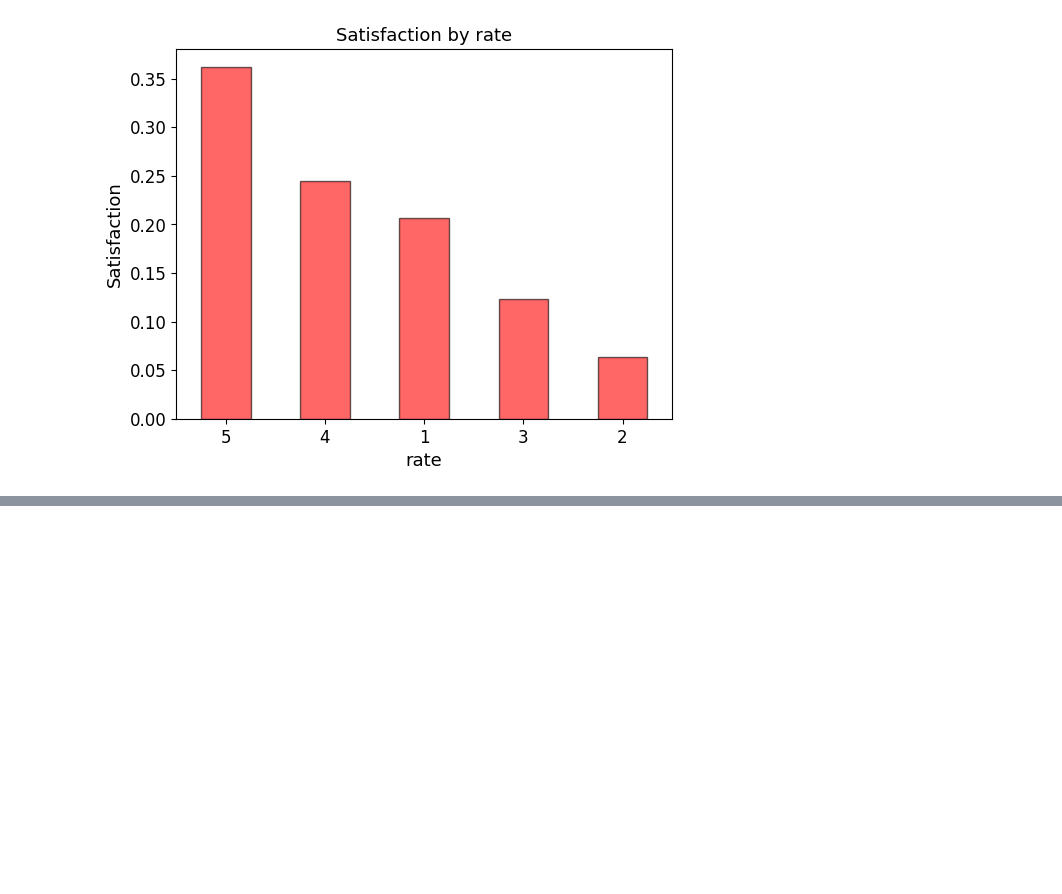
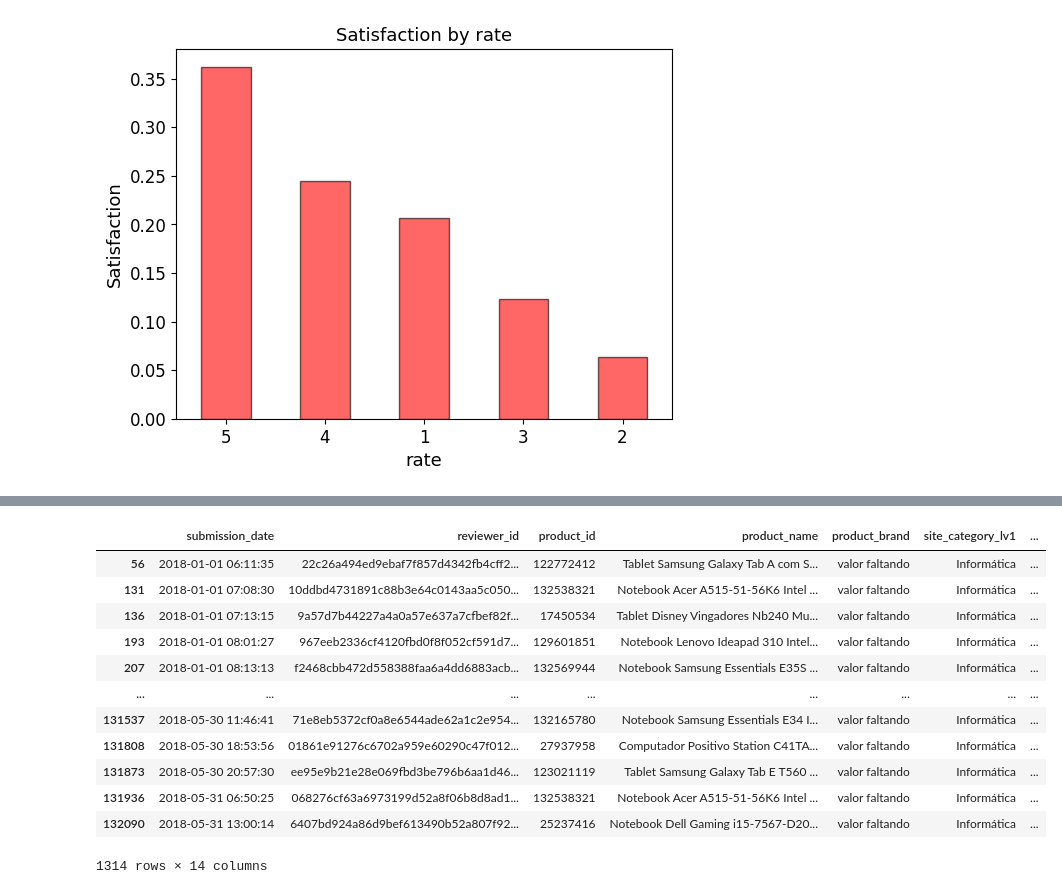
Before and after one commit to RobAb2023/americanasCoolab, a Jupyter notebook: americanas.ipynb, the cells around one changed output, grey strips where cells are left out. Cells and saved outputs as stored; diff of their text form; code cells hidden in the pictures; blank space fills up the shorter version.

```diff
--- a/americanas.ipynb
+++ b/americanas.ipynb
@@ -338,0 +404,16 @@ Text(0.5, 1.0, 'Satisfaction by rate')
+# %%
+df_americanas.loc[(df_americanas['overall_rating'] == 5) & (df_americanas['site_category_lv1'] == 'Informática')]
+# %% [output]
+|  | submission_date | reviewer_id | product_id | product_name | product_brand | site_category_lv1 | ... |
+| 56 | 2018-01-01 06:11:35 | 22c26a494ed9ebaf7f857d4342fb4cff2... | 122772412 | Tablet Samsung Galaxy Tab A com S... | valor faltando | Informática | ... |
+| 131 | 2018-01-01 07:08:30 | 10ddbd4731891c88b3e64c0143aa5c050... | 132538321 | Notebook Acer A515-51-56K6 Intel ... | valor faltando | Informática | ... |
+| 136 | 2018-01-01 07:13:15 | 9a57d7b44227a4a0a57e637a7cfbef82f... | 17450534 | Tablet Disney Vingadores Nb240 Mu... | valor faltando | Informática | ... |
+| 193 | 2018-01-01 08:01:27 | 967eeb2336cf4120fbd0f8f052cf591d7... | 129601851 | Notebook Lenovo Ideapad 310 Intel... | valor faltando | Informática | ... |
+| 207 | 2018-01-01 08:13:13 | f2468cbb472d558388faa6a4dd6883acb... | 132569944 | Notebook Samsung Essentials E35S ... | valor faltando | Informática | ... |
+| ... | ... | ... | ... | ... | ... | ... | ... |
+| 131537 | 2018-05-30 11:46:41 | 71e8eb5372cf0a8e6544ade62a1c2e954... | 132165780 | Notebook Samsung Essentials E34 I... | valor faltando | Informática | ... |
+| 131808 | 2018-05-30 18:53:56 | 01861e91276c6702a959e60290c47f012... | 27937958 | Computador Positivo Station C41TA... | valor faltando | Informática | ... |
+| 131873 | 2018-05-30 20:57:30 | ee95e9b21e28e069fbd3be796b6aa1d46... | 123021119 | Tablet Samsung Galaxy Tab E T560 ... | valor faltando | Informática | ... |
+| 131936 | 2018-05-31 06:50:25 | 068276cf63a6973199d52a8f06b8d8ad1... | 132538321 | Notebook Acer A515-51-56K6 Intel ... | valor faltando | Informática | ... |
+| 132090 | 2018-05-31 13:00:14 | 6407bd924a86d9bef613490b52a807f92... | 25237416 | Notebook Dell Gaming i15-7567-D20... | valor faltando | Informática | ... |
+1314 rows × 14 columns
```
Also changed, not shown: parts of 3 cells of this notebook.
